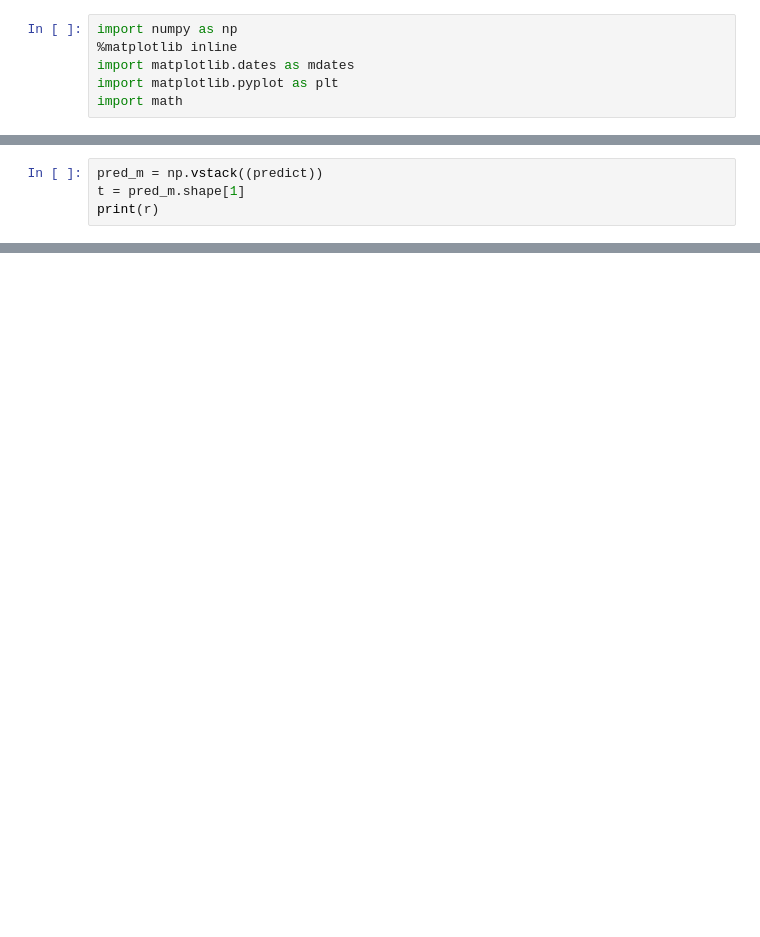
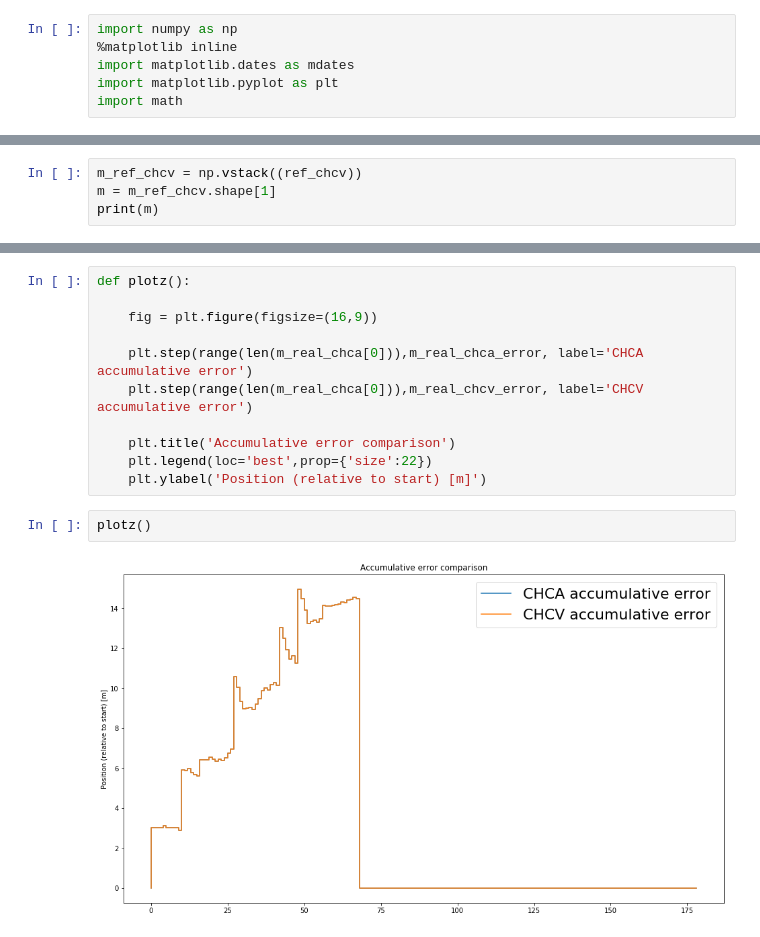
Before and after one commit to khalisfadil/ROS2-Slam-EKF-application, a Jupyter notebook: graph-output/autobin.ipynb, the cells around one changed output, grey strips where cells are left out. Cells and saved outputs as stored; diff of their text form; blank space fills up the shorter version.

```diff
--- a/graph-output/autobin.ipynb
+++ b/graph-output/autobin.ipynb
@@ -57,5 +73,5 @@ print(r)
 # %%
-pred_m = np.vstack((predict))
-t = pred_m.shape[1]
-print(r)
+m_ref_chcv = np.vstack((ref_chcv))
+m = m_ref_chcv.shape[1]
+print(m)
 # %% [output]
@@ -122,3 +158,18 @@ plotx()
+# %%
+def plotz():
+
+    fig = plt.figure(figsize=(16,9))
+
+    plt.step(range(len(m_real_chca[0])),m_real_chca_error, label='CHCA accumulative error')
+    plt.step(range(len(m_real_chca[0])),m_real_chcv_error, label='CHCV accumulative error')
+
+    plt.title('Accumulative error comparison')
+    plt.legend(loc='best',prop={'size':22})
+    plt.ylabel('Position (relative to start) [m]')
+# %%
+plotz()
+# %% [output]
+[figure, added]
 # %%
 def plotxy():
 
```
Also changed, not shown: parts of 23 cells of this notebook, 33 other files.
